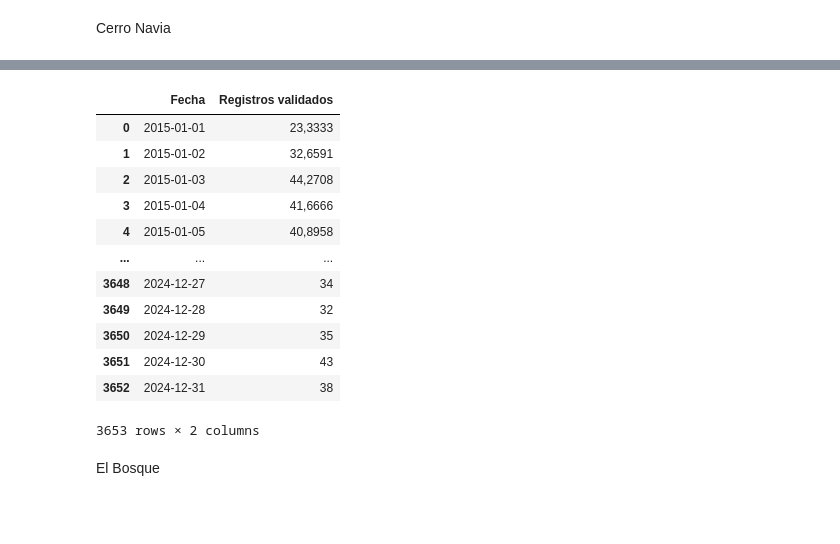
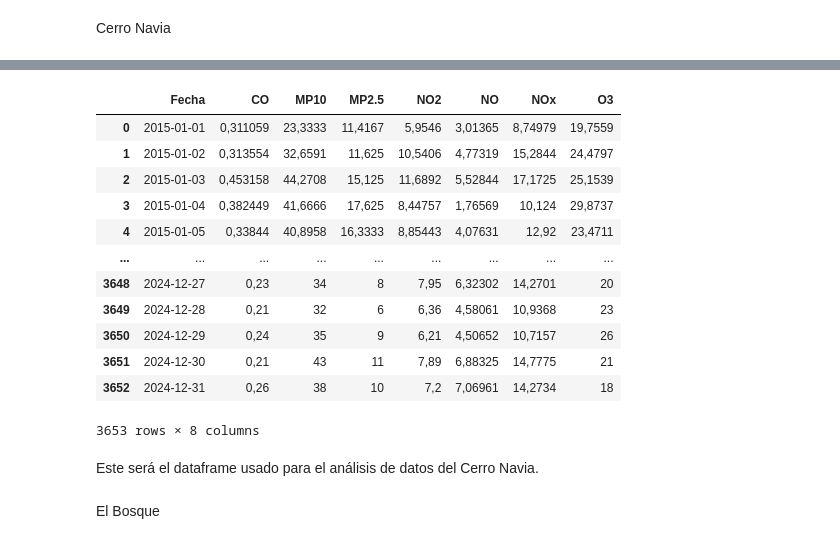
Before and after one commit to Seba-RC/AnalisisContaminacionAire, a Jupyter notebook: AnalisisDatos.ipynb, the cells around one changed output, grey strips where cells are left out. Cells and saved outputs as stored; diff of their text form; code cells hidden in the pictures; blank space fills up the shorter version.

Commit message:
added CerroNavia and ElBosque to clean datasets

```diff
--- a/AnalisisDatos.ipynb
+++ b/AnalisisDatos.ipynb
@@ -100,20 +100,32 @@ naviaNO = cleanNavia(naviaNO)
 naviaNOx = cleanNavia(naviaNOx)
 naviaO3 = cleanNavia(naviaO3)
 # %%
-naviamp10
+dfnavia = naviaCO
+dfnavia = dfnavia.drop(["Registros validados"], axis=1, inplace=False)
+dfnavia[['Fecha', 'CO']] = naviaCO[['Fecha', 'Registros validados']]
+dfnavia[['MP10']] = naviamp10[['Registros validados']]
+dfnavia[['MP2.5']] = naviamp2_5[['Registros validados']]
+dfnavia[['NO2']] = naviaNO2[['Registros validados']]
+dfnavia[['NO']] = naviaNO[['Registros validados']]
+dfnavia[['NOx']] = naviaNOx[['Registros validados']]
+dfnavia[['O3']] = naviaO3[['Registros validados']]
+
+display(dfnavia)
 # %% [output]
-|  | Fecha | Registros validados |
-| 0 | 2015-01-01 | 23,3333 |
-| 1 | 2015-01-02 | 32,6591 |
-| 2 | 2015-01-03 | 44,2708 |
-| 3 | 2015-01-04 | 41,6666 |
-| 4 | 2015-01-05 | 40,8958 |
-| ... | ... | ... |
-| 3648 | 2024-12-27 | 34 |
-| 3649 | 2024-12-28 | 32 |
-| 3650 | 2024-12-29 | 35 |
-| 3651 | 2024-12-30 | 43 |
-| 3652 | 2024-12-31 | 38 |
+|  | Fecha | CO | MP10 | MP2.5 | NO2 | NO | NOx | O3 |
+| 0 | 2015-01-01 | 0,311059 | 23,3333 | 11,4167 | 5,9546 | 3,01365 | 8,74979 | 19,7559 |
+| 1 | 2015-01-02 | 0,313554 | 32,6591 | 11,625 | 10,5406 | 4,77319 | 15,2844 | 24,4797 |
+| 2 | 2015-01-03 | 0,453158 | 44,2708 | 15,125 | 11,6892 | 5,52844 | 17,1725 | 25,1539 |
+| 3 | 2015-01-04 | 0,382449 | 41,6666 | 17,625 | 8,44757 | 1,76569 | 10,124 | 29,8737 |
+| 4 | 2015-01-05 | 0,33844 | 40,8958 | 16,3333 | 8,85443 | 4,07631 | 12,92 | 23,4711 |
+| ... | ... | ... | ... | ... | ... | ... | ... | ... |
+| 3648 | 2024-12-27 | 0,23 | 34 | 8 | 7,95 | 6,32302 | 14,2701 | 20 |
+| 3649 | 2024-12-28 | 0,21 | 32 | 6 | 6,36 | 4,58061 | 10,9368 | 23 |
+| 3650 | 2024-12-29 | 0,24 | 35 | 9 | 6,21 | 4,50652 | 10,7157 | 26 |
+| 3651 | 2024-12-30 | 0,21 | 43 | 11 | 7,89 | 6,88325 | 14,7775 | 21 |
+| 3652 | 2024-12-31 | 0,26 | 38 | 10 | 7,2 | 7,06961 | 14,2734 | 18 |
-3653 rows × 2 columns
+3653 rows × 8 columns
+# %% [markdown]
+Este será el dataframe usado para el análisis de datos del Cerro Navia.
 # %% [markdown]
 El Bosque
```
Also changed, not shown: parts of 4 cells of this notebook.
